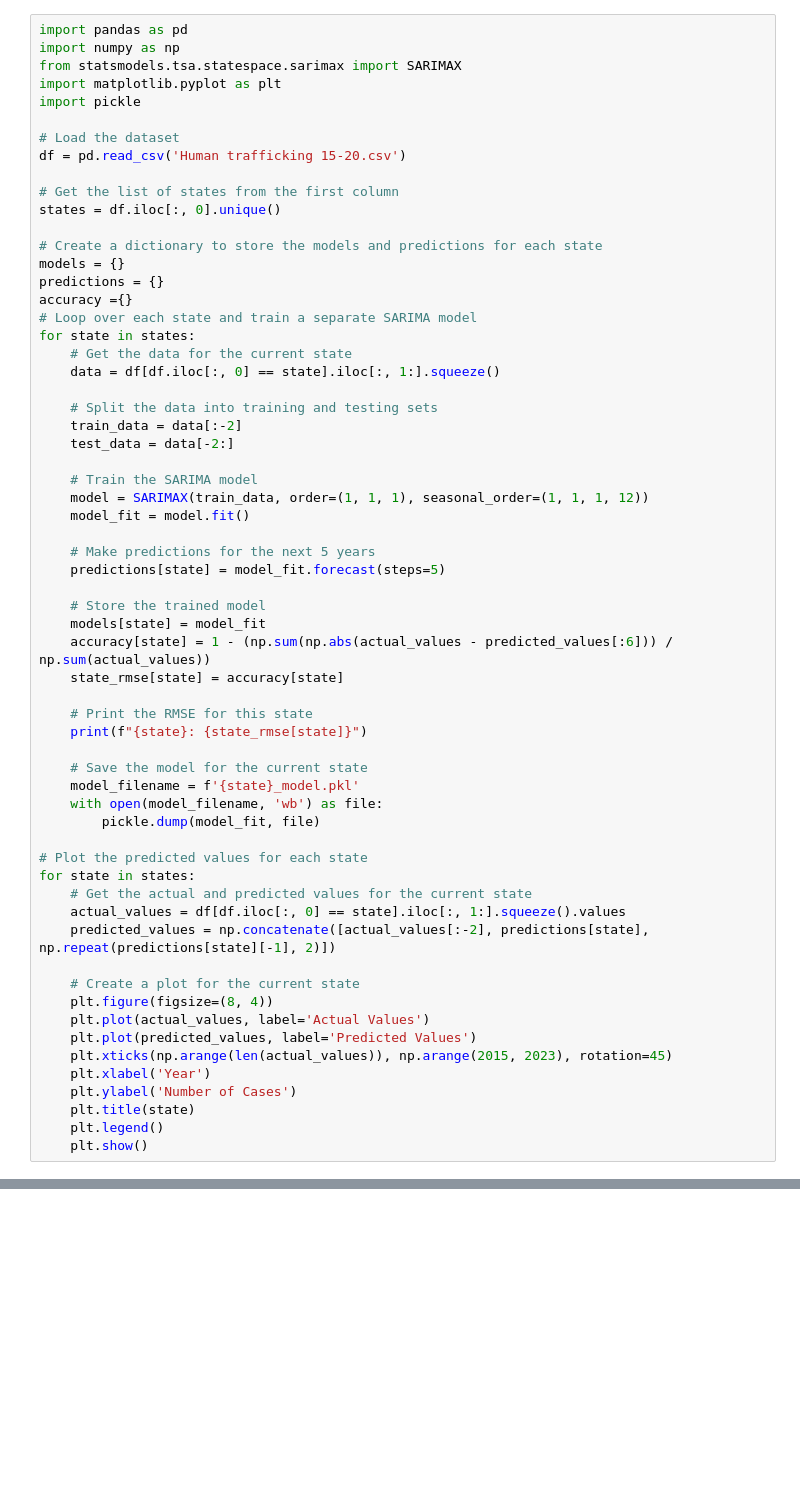
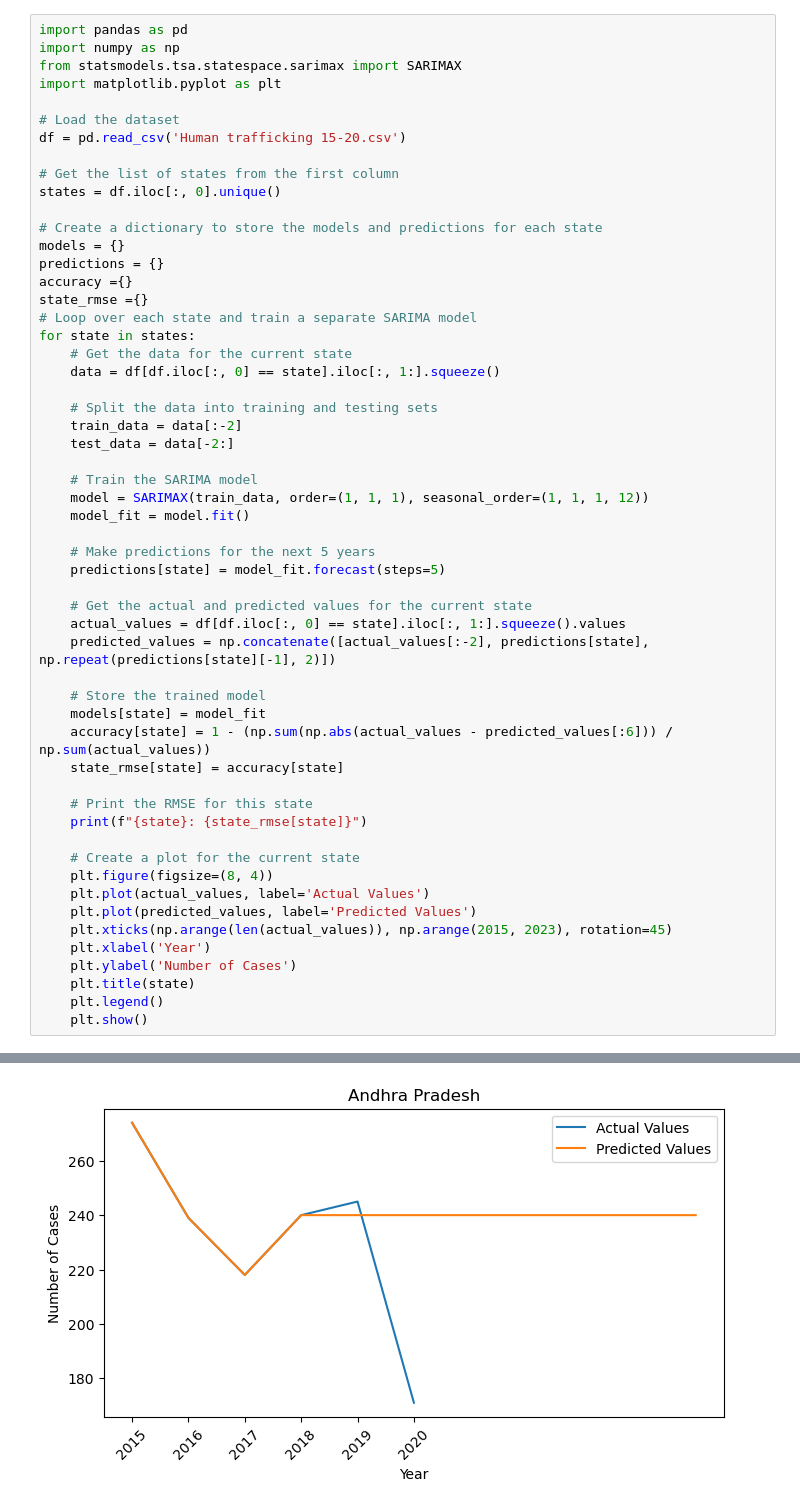
Before and after one commit to SaiSanthoshS/Human_trafficking_analysis_and_prediction, a Jupyter notebook: ARIMA_model_state_prediction.ipynb, the cells around one changed output, grey strips where cells are left out. Cells and saved outputs as stored; diff of their text form; blank space fills up the shorter version.

```diff
--- a/ARIMA_model_state_prediction.ipynb
+++ b/ARIMA_model_state_prediction.ipynb
@@ -3,7 +3,6 @@ import pandas as pd
 import numpy as np
 from statsmodels.tsa.statespace.sarimax import SARIMAX
 import matplotlib.pyplot as plt
-import pickle
 
 # Load the dataset
 df = pd.read_csv('Human trafficking 15-20.csv')
@@ -15,6 +14,7 @@ states = df.iloc[:, 0].unique()
 models = {}
 predictions = {}
 accuracy ={}
+state_rmse ={}
 # Loop over each state and train a separate SARIMA model
 for state in states:
     # Get the data for the current state
@@ -31,6 +31,10 @@ for state in states:
     # Make predictions for the next 5 years
     predictions[state] = model_fit.forecast(steps=5)
 
+    # Get the actual and predicted values for the current state
+    actual_values = df[df.iloc[:, 0] == state].iloc[:, 1:].squeeze().values
+    predicted_values = np.concatenate([actual_values[:-2], predictions[state], np.repeat(predictions[state][-1], 2)])
+
     # Store the trained model
     models[state] = model_fit
     accuracy[state] = 1 - (np.sum(np.abs(actual_values - predicted_values[:6])) / np.sum(actual_values))
@@ -38,17 +42,6 @@ for state in states:
 
     # Print the RMSE for this state
     print(f"{state}: {state_rmse[state]}")
-
-    # Save the model for the current state
-    model_filename = f'{state}_model.pkl'
-    with open(model_filename, 'wb') as file:
-        pickle.dump(model_fit, file)
-
-# Plot the predicted values for each state
-for state in states:
-    # Get the actual and predicted values for the current state
-    actual_values = df[df.iloc[:, 0] == state].iloc[:, 1:].squeeze().values
-    predicted_values = np.concatenate([actual_values[:-2], predictions[state], np.repeat(predictions[state][-1], 2)])
 
     # Create a plot for the current state
     plt.figure(figsize=(8, 4))
@@ -64,0 +58 @@ ModuleNotFoundError: No module named 'statsmodels'
+[figure, added]
```
Also changed, not shown: parts of 3 cells of this notebook, 3 other files.
